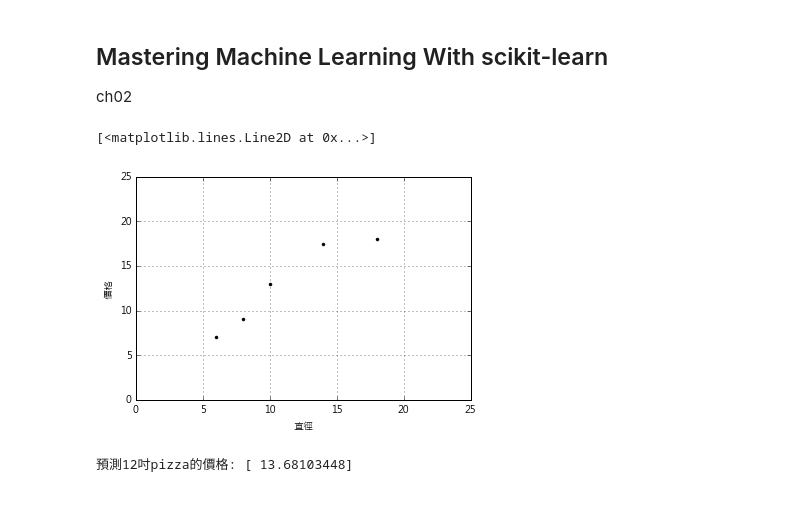
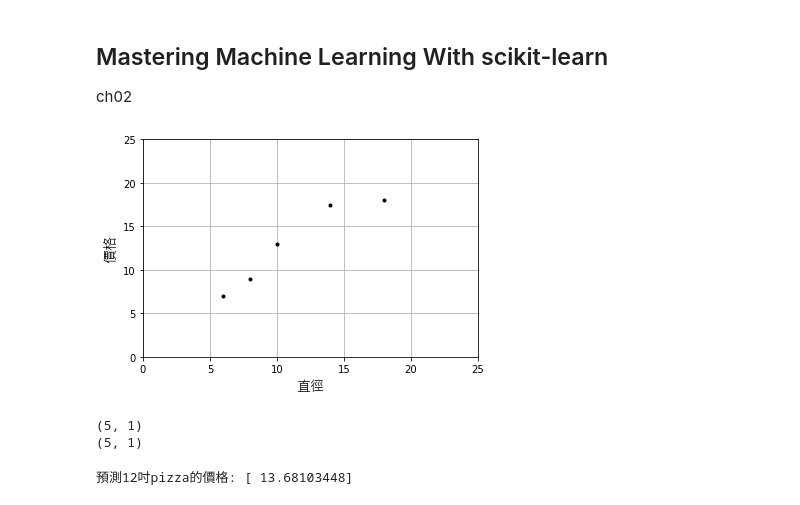
Before and after one commit to kriloc/deeplearning, a Jupyter notebook: mlcode/sklearn-ch02.ipynb, the cells around one changed output. Drawn from its saved outputs; the diff is of its cells as text; code cells hidden in the pictures.

```diff
--- a/mlcode/sklearn-ch02.ipynb
+++ b/mlcode/sklearn-ch02.ipynb
@@ -11,21 +11,34 @@ import matplotlib.pyplot as plt
 # rm ~/.matplotlib/fontList.cache
 # 重新 import matplotlib.pyplot 時會找字型
 matplotlib.rc('font', **{'family':'Microsoft JhengHei'})
+from matplotlib.font_manager import FontProperties
+font = FontProperties(fname='/Library/Python/2.7/site-packages/matplotlib/mpl-data/fonts/ttf/msjh.ttf')
 # %%
+import numpy as np
 # from matplotlib.font_manager import FontProperties
 # 使用 pizza 的直徑跟價格來預測
-X = [[6],[8],[10],[14],[18]]  # 直徑, 英吋
+# X = [[6],[8],[10],[14],[18]]  # 直徑, 英吋
+X = np.array([[6], [8], [10], [14], [18]])
 y = [[7],[9],[13],[17.5],[18]] # 價格 ,  美元
 
 # font = FontProperties("~/Downloads/msjh.ttf",size=10)
 plt.axis([0,25,0,25])
 plt.grid(True)
-plt.xlabel(u'直徑')
-plt.ylabel(u'價格')
+plt.xlabel(u'直徑',fontproperties=font, fontsize=14)
+plt.ylabel(u'價格',fontproperties=font, fontsize=14)
 plt.plot(X, y ,'k.')
+plt.show()
 # %% [output]
-[<matplotlib.lines.Line2D at 0x...>]
-[figure, old version]
+[figure, new version]
+# %%
+X1 = np.array([[6], [8], [10], [14], [18]])
+print X1.shape
+
+X2 = np.array([[6], [8], [10], [14], [18]]).reshape(-1, 1)
+print X2.shape
+# %% [output]
+(5, 1)
+(5, 1)
 # %%
 from sklearn.linear_model import LinearRegression
 model = LinearRegression()
```
Also changed, not shown: parts of 2 cells of this notebook, 5 other files.
